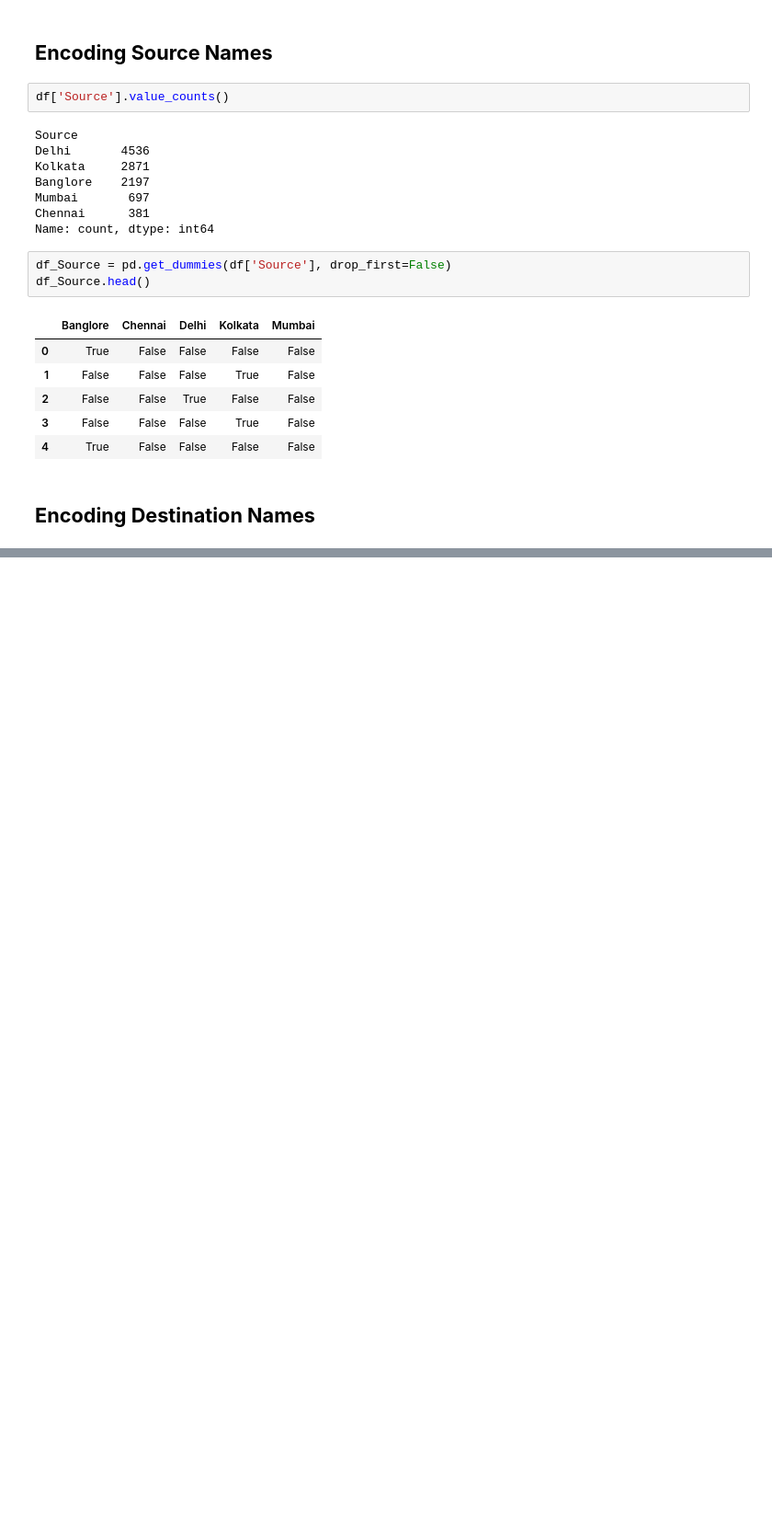
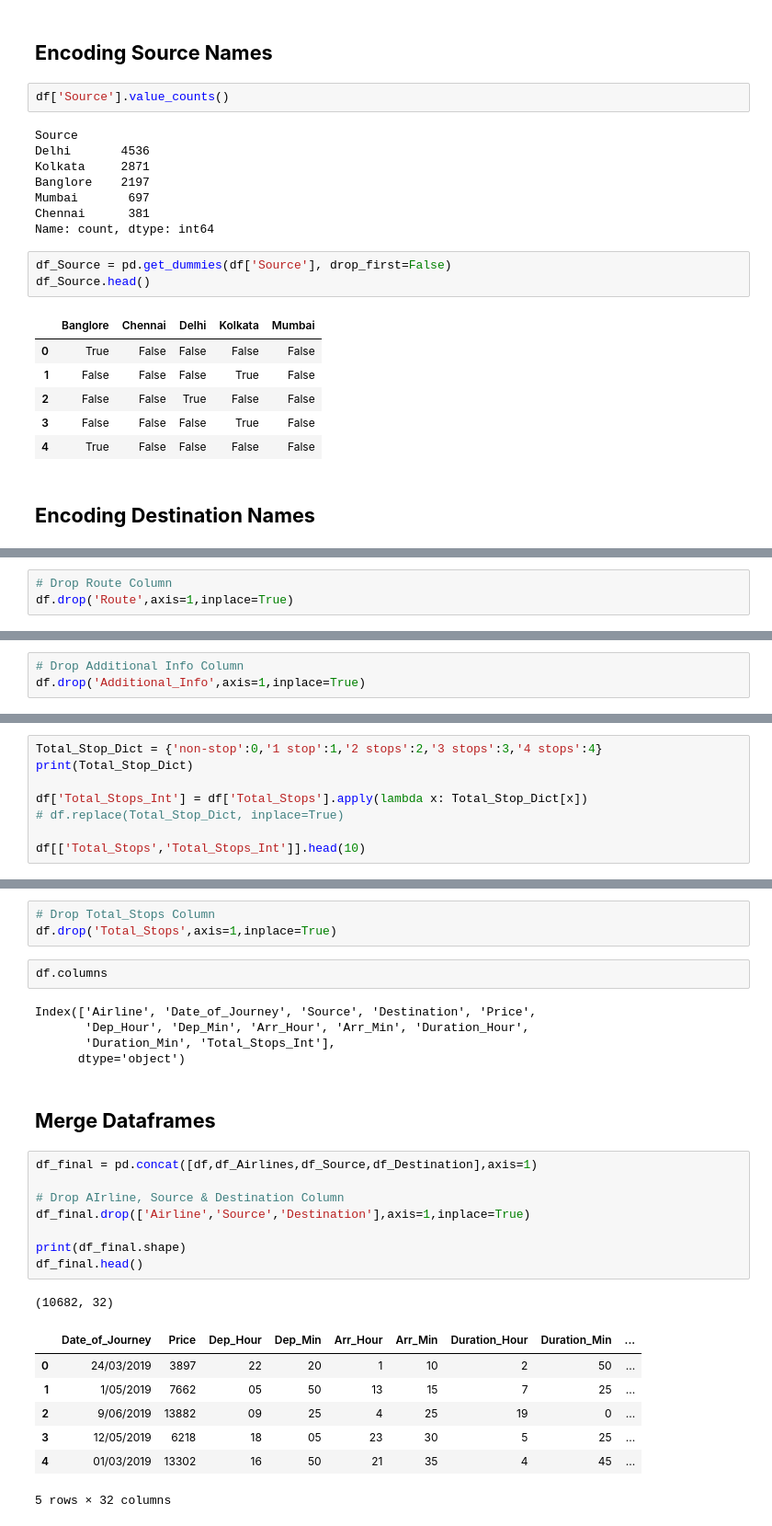
Before and after one commit to akshayyewle/Machine-Learning, a Jupyter notebook: 11 Flight Ticket Price Prediction/Python Notebook.ipynb, the cells around one changed output, grey strips where cells are left out. Shown: that part at 92% size. Cells and saved outputs as stored; diff of their text form; blank space fills up the shorter version.

```diff
--- a/11 Flight Ticket Price Prediction/Python Notebook.ipynb
+++ b/11 Flight Ticket Price Prediction/Python Notebook.ipynb
@@ -234,0 +294,3 @@ df_Source.head()
+# %%
+# Drop Route Column
+df.drop('Route',axis=1,inplace=True)
@@ -234,0 +345,3 @@ df_Source.head()
+# %%
+# Drop Additional Info Column
+df.drop('Additional_Info',axis=1,inplace=True)
@@ -234,0 +367,8 @@ df_Source.head()
+# %%
+Total_Stop_Dict = {'non-stop':0,'1 stop':1,'2 stops':2,'3 stops':3,'4 stops':4}
+print(Total_Stop_Dict)
+
+df['Total_Stops_Int'] = df['Total_Stops'].apply(lambda x: Total_Stop_Dict[x])
+# df.replace(Total_Stop_Dict, inplace=True)
+
+df[['Total_Stops','Total_Stops_Int']].head(10)
@@ -234,0 +388,29 @@ df_Source.head()
+# %%
+# Drop Total_Stops Column
+df.drop('Total_Stops',axis=1,inplace=True)
+# %%
+df.columns
+# %% [output]
+Index(['Airline', 'Date_of_Journey', 'Source', 'Destination', 'Price',
+       'Dep_Hour', 'Dep_Min', 'Arr_Hour', 'Arr_Min', 'Duration_Hour',
+       'Duration_Min', 'Total_Stops_Int'],
+      dtype='object')
+# %% [markdown]
+## **Merge Dataframes**
+# %%
+df_final = pd.concat([df,df_Airlines,df_Source,df_Destination],axis=1)
+
+# Drop AIrline, Source & Destination Column
+df_final.drop(['Airline','Source','Destination'],axis=1,inplace=True)
+
+print(df_final.shape)
+df_final.head()
+# %% [output]
+(10682, 32)
+|  | Date_of_Journey | Price | Dep_Hour | Dep_Min | Arr_Hour | Arr_Min | Duration_Hour | Duration_Min | ... |
+| 0 | 24/03/2019 | 3897 | 22 | 20 | 1 | 10 | 2 | 50 | ... |
+| 1 | 1/05/2019 | 7662 | 05 | 50 | 13 | 15 | 7 | 25 | ... |
+| 2 | 9/06/2019 | 13882 | 09 | 25 | 4 | 25 | 19 | 0 | ... |
+| 3 | 12/05/2019 | 6218 | 18 | 05 | 23 | 30 | 5 | 25 | ... |
+| 4 | 01/03/2019 | 13302 | 16 | 50 | 21 | 35 | 4 | 45 | ... |
+5 rows × 32 columns
```
Also changed, not shown: parts of 14 cells of this notebook.
